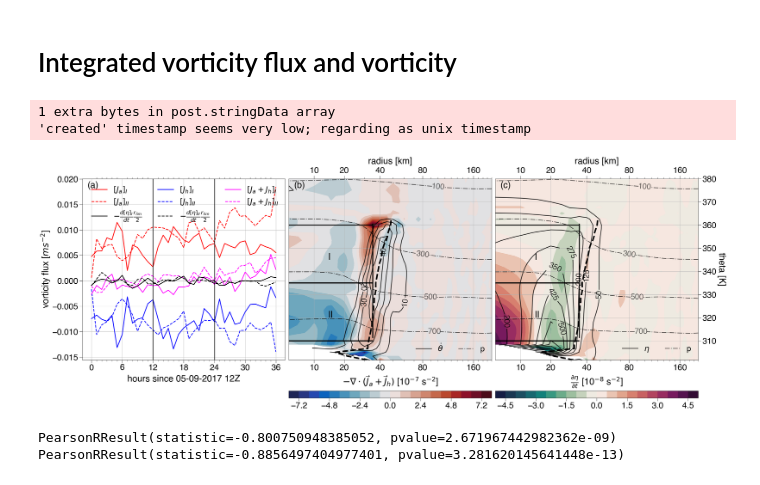
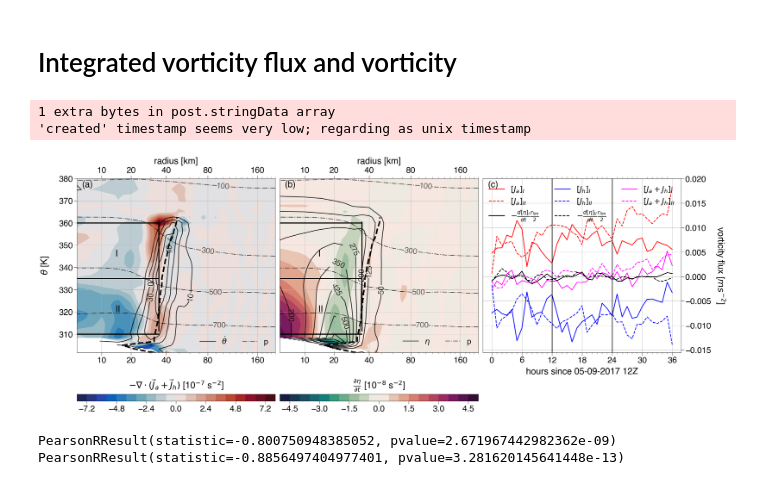
Before and after one commit to JdeJong96/irma-git, a Jupyter notebook: fig/fig07_vorticity_flux_budget/fig07.ipynb, the cells around one changed output. Cells and saved outputs as stored; diff of their text form; code cells hidden in the pictures.

Commit message:
swap panels of fig 7

```diff
--- a/fig/fig07_vorticity_flux_budget/fig07.ipynb
+++ b/fig/fig07_vorticity_flux_budget/fig07.ipynb
@@ -224,13 +224,22 @@ Plevels = np.array([100,300,500,700])
 cnorm = colors.CenteredNorm(vcenter=0, halfrange=8)
 
 # create subplots
-fig, ax = plt.subplots(ncols=3, nrows=2, height_ratios=[25,1], figsize=(32,12))
-ax1 = ax[0,0] # Flux integral
-ax2 = ax[0,1] # Flux divergence
-ax3 = ax[0,2] # Tendency
-ax4 = ax[1,1] # Divergence colorbar
-ax5 = ax[1,2] # Tendency colorbar
-ax[1,0].axis('off')
+# UPDATE minor revisions: move flux integral to the right panel
+
+#fig, ax = plt.subplots(ncols=3, nrows=2, height_ratios=[25,1], figsize=(32,12))
+# ax1 = ax[0,0] # Flux integral
+# ax2 = ax[0,1] # Flux divergence
+# ax3 = ax[0,2] # Tendency
+# ax4 = ax[1,1] # Divergence colorbar
+# ax5 = ax[1,2] # Tendency colorbar
+# ax[1,0].axis('off')
+fig, ax = plt.subplots(ncols=3, nrows=2, height_ratios=[25,1], figsize=(32,12), layout='constrained')
+ax1 = ax[0,2] # Flux integral
+ax2 = ax[0,0] # Flux divergence
+ax3 = ax[0,1] # Tendency
+ax4 = ax[1,0] # Divergence colorbar
+ax5 = ax[1,1] # Tendency colorbar
+ax[1,2].axis('off')
 
 # Plot 1
 time = (ds1.valid_time - ds1.valid_time[0])/3.6e12
@@ -305,55 +314,65 @@ ax3.legend(proxyartists3, proxylabels3, ncols=3, loc='lower right', framealpha=0
 
 
 # axis labels
-ax1.set_ylabel(r'vorticity flux [$ms^{-2}$]', fontsize=labelsize)
-ax2.set_ylabel('', fontsize=labelsize)
-ax3.set_ylabel('theta [K]', fontsize=labelsize, rotation=270, labelpad=labelsize+2)
-ax3.yaxis.set_label_position("right")
+#ax1.set_ylabel(r'vorticity flux [$ms^{-2}$]', fontsize=labelsize)
+ax1.set_ylabel(r'vorticity flux [$ms^{-2}$]', rotation=270, fontsize=labelsize, labelpad=50)
+#ax2.set_ylabel('', fontsize=labelsize)
+ax3.set_ylabel('', fontsize=labelsize)
+#ax3.set_ylabel('theta [K]', fontsize=labelsize, rotation=270, labelpad=labelsize+2)
+ax2.set_ylabel(r'$\theta$ [K]', fontsize=labelsize, rotation=90, labelpad=labelsize+2)
+#ax3.yaxis.set_label_position("right")
+ax1.yaxis.set_label_position("right")
 ax1.set_xlabel('hours since 05-09-2017 12Z', fontsize=labelsize, labelpad=10)
 ax2.set_xlabel('radius [km]', fontsize=labelsize, labelpad=10)
 ax3.set_xlabel('radius [km]', fontsize=labelsize, labelpad=10)
 #ax1.xaxis.set_label_position("top")
 ax2.xaxis.set_label_position("top")
 ax3.xaxis.set_label_position("top")
-ax1.tick_params(labelbottom=True, bottom=True, labelright=False, labelleft=True, labeltop=False, top=False, labelsize=ticklabelsize, length=ticklength)
-ax2.tick_params(labelbottom=True, labelright=False, labelleft=False, labeltop=True, top=True, left=False, labelsize=ticklabelsize, length=ticklength)
-ax3.tick_params(labelbottom=True, labelright=True, labelleft=False, labeltop=True, top=True, left=False, right=True, labelsize=ticklabelsize, length=ticklength)
+#ax1.tick_params(labelbottom=True, bottom=True, labelright=False, labelleft=True, labeltop=False, top=False, labelsize=ticklabelsize, length=ticklength)
+ax1.tick_params(labelbottom=True, bottom=True, labelright=True, labelleft=False, labeltop=False, top=False, left=False, right=True, labelsize=ticklabelsize, length=ticklength)
+#ax2.tick_params(labelbottom=True, labelright=False, labelleft=False, labeltop=True, top=True, left=False, labelsize=ticklabelsize, length=ticklength)
+ax2.tick_params(labelbottom=True, labelright=False, labelleft=True, labeltop=True, top=True, left=True, labelsize=ticklabelsize, length=ticklength)
+#ax3.tick_params(labelbottom=True, labelright=True, labelleft=False, labeltop=True, top=True, left=False, right=True, labelsize=ticklabelsize, length=ticklength)
+ax3.tick_params(labelbottom=True, labelright=False, labelleft=False, labeltop=True, top=True, left=False, right=False, labelsize=ticklabelsize, length=ticklength)
 ax4.tick_params(labelbottom=True, labelright=False, labelleft=False, labeltop=False, labelsize=ticklabelsize, length=ticklength)
 ax5.tick_params(labelbottom=True, labelright=False, labelleft=False, labeltop=False, labelsize=ticklabelsize, length=ticklength)
 ax1.tick_params(axis='x', which='minor', top=True, length=minorticklength)
 ax2.tick_params(axis='x', which='minor', top=True, length=minorticklength)
 ax3.tick_params(axis='x', which='minor', top=True, length=minorticklength)
 
 # axis titles
-ax1.annotate('(a)',(0.025,0.95),xycoords='axes fraction', fontsize=labelsize)
-ax2.annotate('(b)',(0.025,0.95),xycoords='axes fraction', fontsize=labelsize)
-ax3.annotate('(c)',(0.025,0.95),xycoords='axes fraction', fontsize=labelsize)
+# ax1.annotate('(a)',(0.025,0.95),xycoords='axes fraction', fontsize=labelsize)
+# ax2.annotate('(b)',(0.025,0.95),xycoords='axes fraction', fontsize=labelsize)
+# ax3.annotate('(c)',(0.025,0.95),xycoords='axes fraction', fontsize=labelsize)
+ax1.annotate('(c)',(0.025,0.95),xycoords='axes fraction', fontsize=labelsize)
+ax2.annotate('(a)',(0.025,0.95),xycoords='axes fraction', fontsize=labelsize)
+ax3.annotate('(b)',(0.025,0.95),xycoords='axes fraction', fontsize=labelsize)
 ax1.set_title('')
 ax2.set_title('')
 ax3.set_title('')
 ax4.set_title(r'$-\nabla \cdot (\vec{J}_a + \vec{J}_h)$ [10$^{-7}$ s$^{-2}$]', fontsize=labelsize, pad=20)
 ax5.set_title(r'$\frac{\partial \eta}{\partial t}$ [10$^{-8}$ s$^{-2}$]', fontsize=labelsize, pad=20)
 
 # grid lines
 ax1.grid()
 ax2.grid()
 ax3.grid()
 
 
 #ax2.axline((15000,310),(30001,310)) wspace=0.05,
 
 # white space
 plt.subplots_adjust(hspace=0.2)
-fig.tight_layout()
+#fig.tight_layout()
 
 #fig.suptitle('Components of isentropic vorticity flux'
 #          +f'\n{str(dsl.valid_time.data[0])[:-13]}-{str(dsl.valid_time.data[-1])[-18:-13]}',fontsize=26)
 
 fig.savefig('fig07.pdf',format='pdf',dpi=300,transparent=False)
 # %% [output]
 1 extra bytes in post.stringData array
 'created' timestamp seems very low; regarding as unix timestamp
-[figure, old version]
+[figure, new version]
 # %%
 print(pearsonr(wmean(ds1.Ja).data, wmean(ds1.Jh).data))
 print(pearsonr(wmean(ds2.Ja).data, wmean(ds2.Jh).data))
```
Also changed, not shown: 3 other files.
